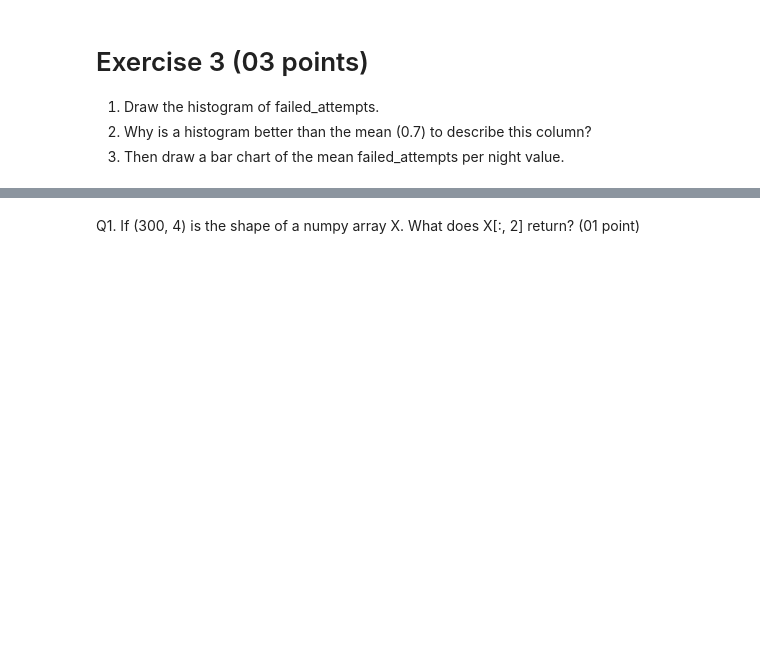
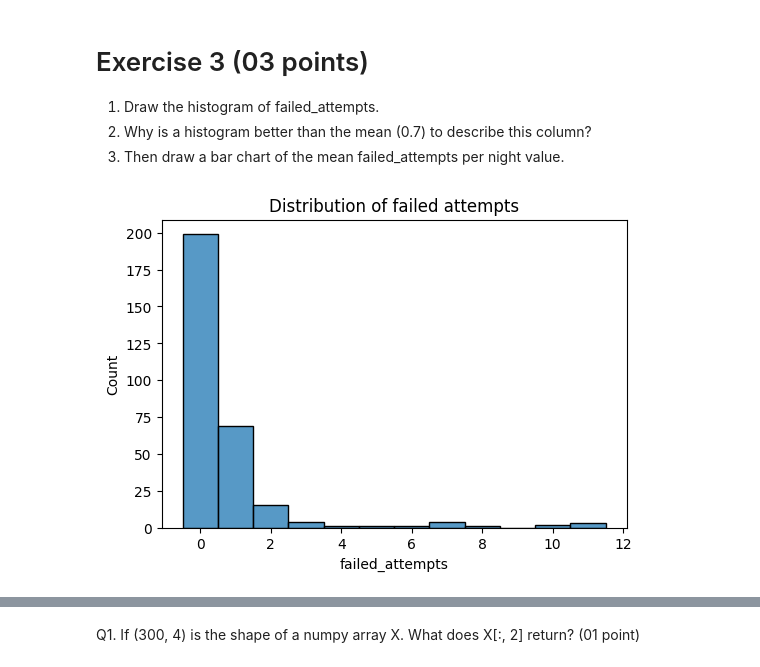
Before and after one commit to su-belhouchi/MLDLS-LAB, a Jupyter notebook: TP1.ipynb, the cells around one changed output, grey strips where cells are left out. Drawn from its saved outputs; the diff is of its cells as text; code cells hidden in the pictures; blank space fills up the shorter version.

```diff
--- a/TP1.ipynb
+++ b/TP1.ipynb
@@ -70,14 +73,17 @@ raise NotImplementedError()
 # Exercise 2 (05 points)
 Let's create a log of 300 login events with a few missing values and a few suspicious bursts of failed attempts.
 # %%
-# Create the log of 300 login events with a few missing values and a few suspicious bursts of failed attempts.
 rng = np.random.default_rng(1)
 n = 300
-log = pd.DataFrame({"user":    rng.choice(["ali", "sara", "yacine", "nour", "karim"], n),
-                    "hour":    rng.integers(0, 24, n),
+log = pd.DataFrame({"user": rng.choice(["ali", "sara", "yacine", "nour", "karim"], n),
+                    "hour": rng.integers(0, 24, n),
                     "failed_attempts": rng.poisson(0.4, n),
                     "country": rng.choice(["DZ", "FR", "TN", "RU"], n, p=[.7, .15, .1, .05]),
                     "duration_min": rng.gamma(2, 8, n).round(1)})
+
+
+# 3. long_session
+log["long_session"] = (log["duration_min"] > 30).astype(int)
 # %%
 # Auto graded cell (log)
 # skip it
@@ -85,6 +91,8 @@ log = pd.DataFrame({"user":    rng.choice(["ali", "sara", "yacine", "nour", "kar
 # Choose randomly 12 different indexes and set 12 integer values from [5,11[ in the feature "failed_attempt"
 
 # Write your code here
+idx = np.random.choice(log.index, 12, replace=False)
+log.loc[idx, "failed_attempts"] = np.random.randint(5, 11, 12)
 # %%
 # Autograded cell (Failed attempts)
 # Skip it
@@ -95,3 +99,13 @@ log = pd.DataFrame({"user":    rng.choice(["ali", "sara", "yacine", "nour", "kar
+# %%
+# Insert 10 missing values randomly
+
+# Write your code here
+
+rows = np.random.choice(log.index, 10, replace=False)
+cols = np.random.choice(["duration_min", "hour", "country"], 10)
+log["hour"] = log["hour"].astype(float)
+for r, c in zip(rows, cols):
+    log.loc[r, c] = np.nan
 # %%
 # Auto graded cell (missing values)
 # skip it
@@ -117,6 +140,7 @@ log = pd.DataFrame({"user":    rng.choice(["ali", "sara", "yacine", "nour", "kar
 3. Add a column long_session equal to 1 when duration_min is above 30.
 # %%
 # Write your code here
+log["long_session"] = (log["duration_min"] > 30).astype(int)
 # log['long_session'] = ...
 # %%
 # Autograded cell - Skip it
@@ -131,3 +152,12 @@ log = pd.DataFrame({"user":    rng.choice(["ali", "sara", "yacine", "nour", "kar
+# %%
+# Draw the histogram of failed_attempts.
+# Write your code here
+plt.figure(figsize=(6, 4))
+sns.histplot(log["failed_attempts"], bins=range(0, 12), discrete=True)
+plt.xlabel("failed_attempts"); plt.title("Distribution of failed attempts")
+plt.show()
+# %% [output]
+[figure, added]
 # %%
 # Auto-graded cell - Skip it...
 # %%
```
Also changed, not shown: parts of 20 cells of this notebook.
